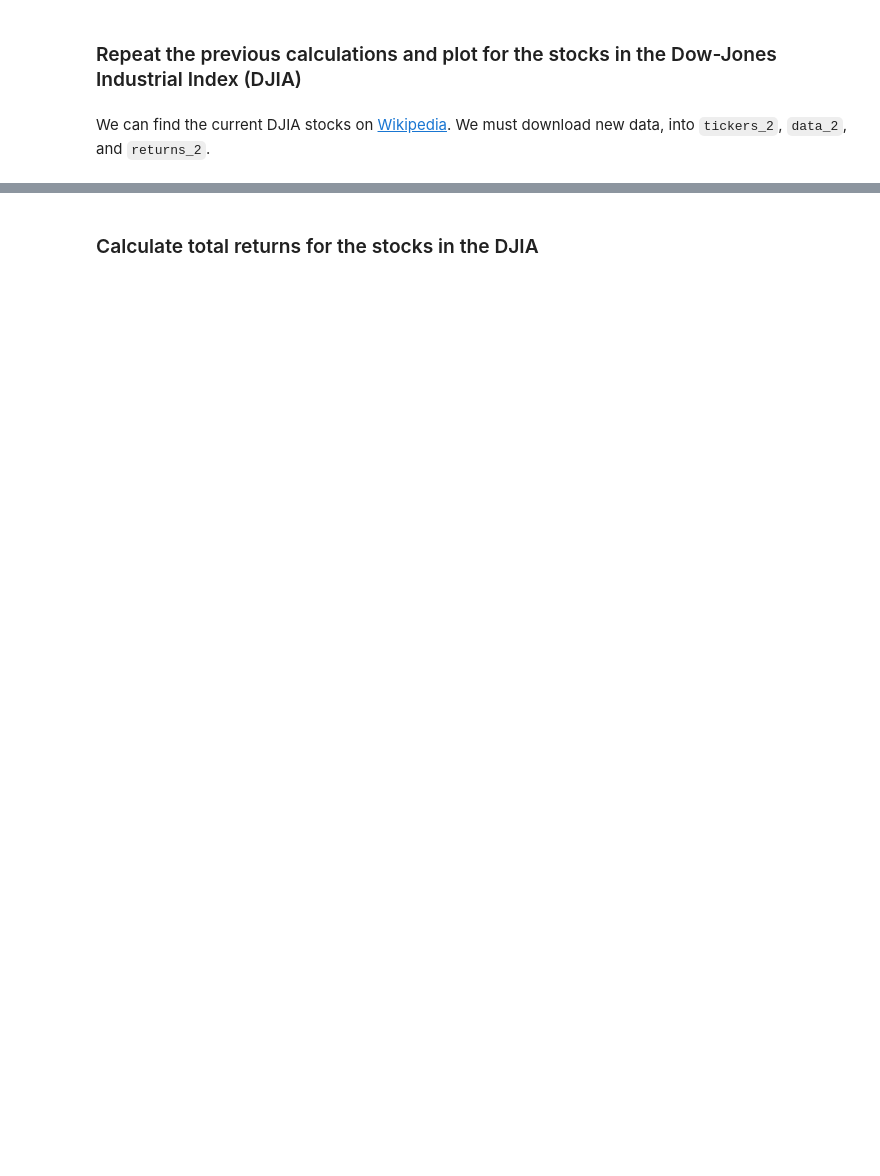
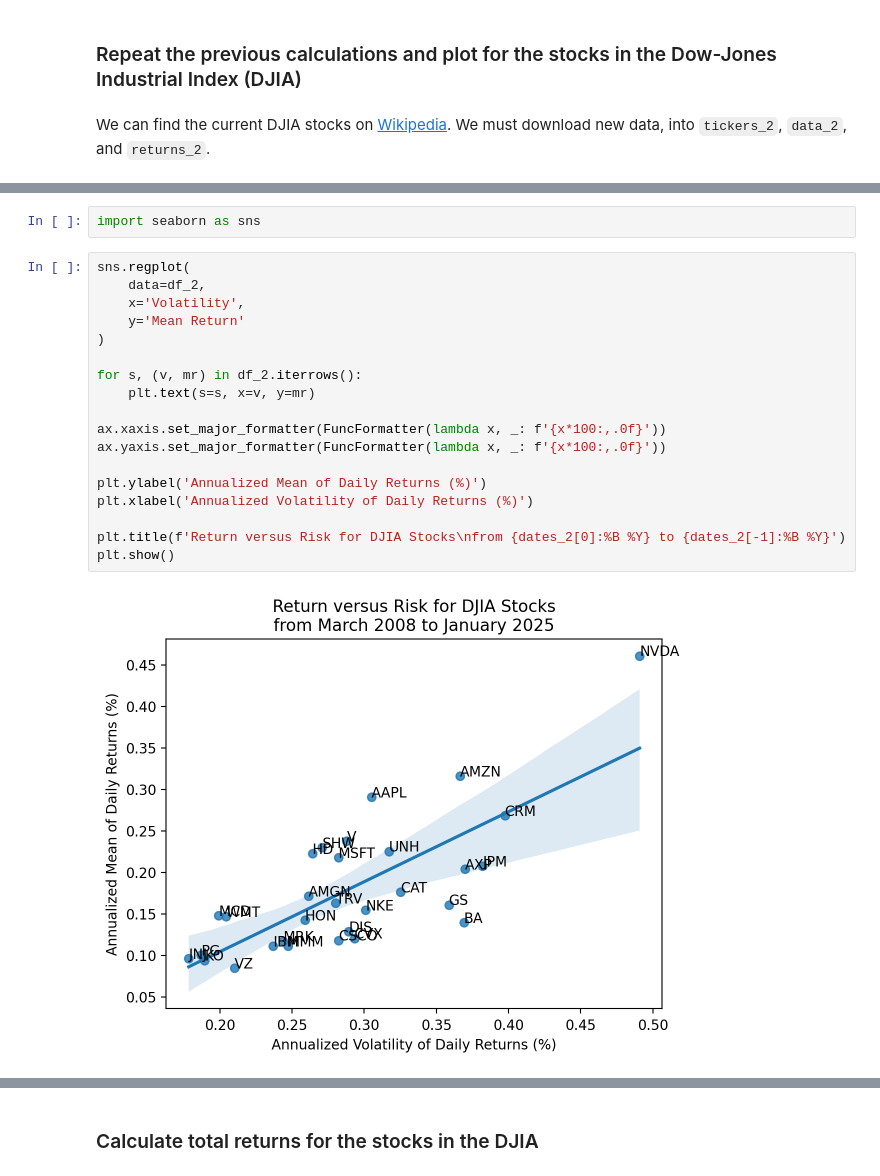
Before and after one commit to richard-herron/fina-6333-2025-spring, a Jupyter notebook: Notebooks/mckinney_05_practice_02.ipynb, the cells around one changed output, grey strips where cells are left out. Drawn from its saved outputs; the diff is of its cells as text; blank space fills up the shorter version.

```diff
--- a/Notebooks/mckinney_05_practice_02.ipynb
+++ b/Notebooks/mckinney_05_practice_02.ipynb
@@ -273,0 +366,22 @@ We must download new data, into `tickers_2`, `data_2`, and `returns_2`.
+# %%
+import seaborn as sns
+# %%
+sns.regplot(
+    data=df_2,
+    x='Volatility',
+    y='Mean Return'
+)
+
+for s, (v, mr) in df_2.iterrows():
+    plt.text(s=s, x=v, y=mr)
+
+ax.xaxis.set_major_formatter(FuncFormatter(lambda x, _: f'{x*100:,.0f}'))
+ax.yaxis.set_major_formatter(FuncFormatter(lambda x, _: f'{x*100:,.0f}'))
+
+plt.ylabel('Annualized Mean of Daily Returns (%)')
+plt.xlabel('Annualized Volatility of Daily Returns (%)')
+
+plt.title(f'Return versus Risk for DJIA Stocks\nfrom {dates_2[0]:%B %Y} to {dates_2[-1]:%B %Y}')
+plt.show()
+# %% [output]
+[figure, added]
```
Also changed, not shown: parts of 43 cells of this notebook, 6 other files.
